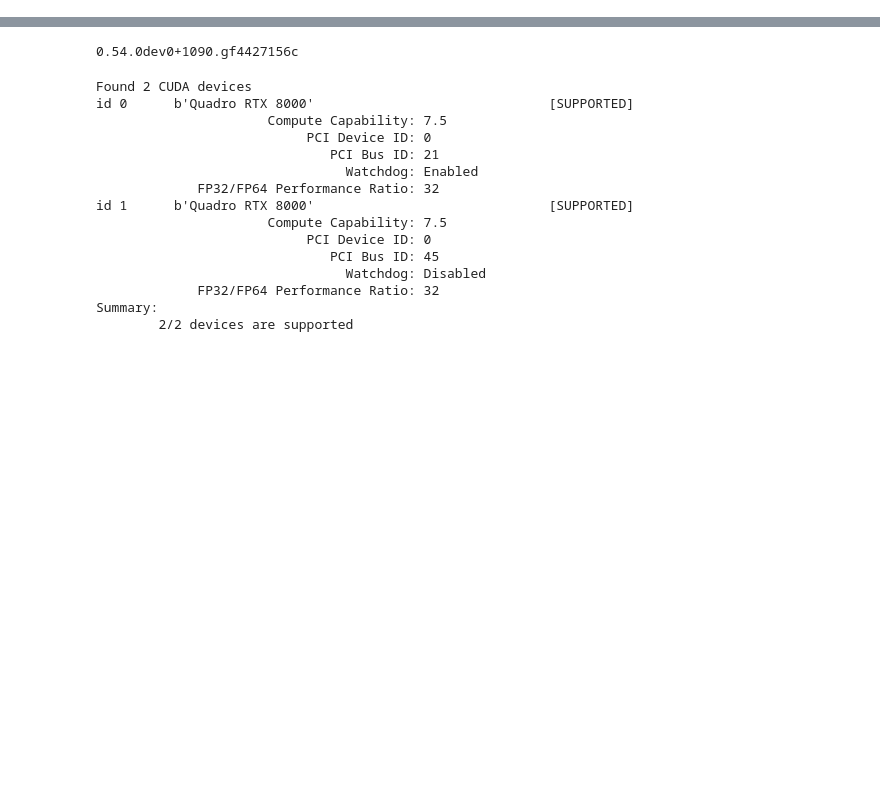
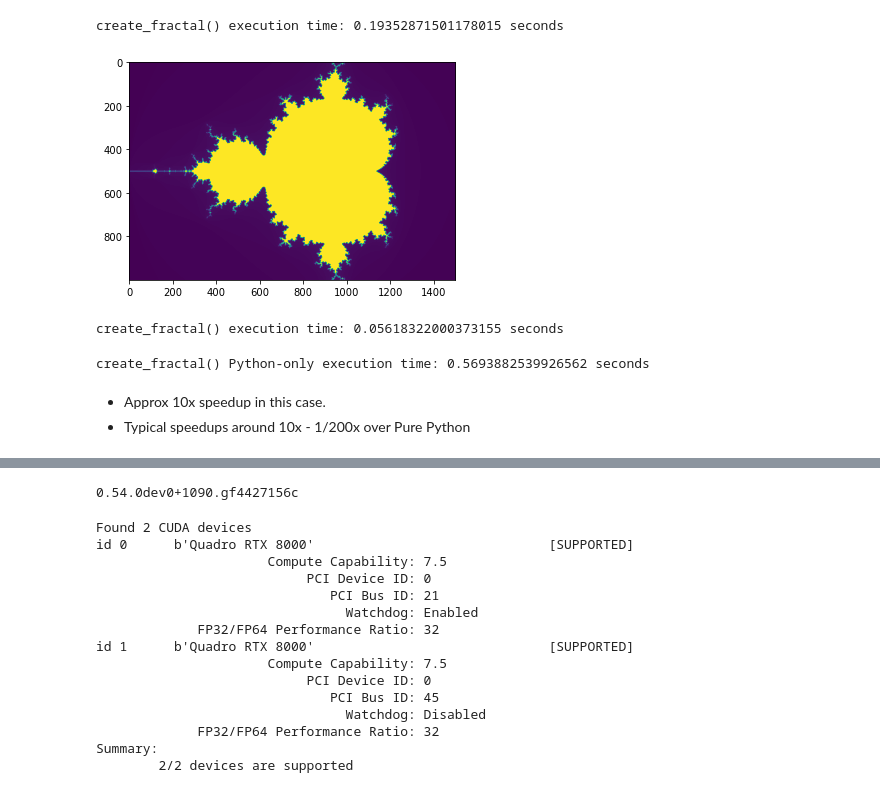
Before and after one commit to gmarkall/pyhep-2021, a Jupyter notebook: Numba's CUDA Functionality.ipynb, the cells around one changed output, grey strips where cells are left out. Saved outputs shown, nothing was run; the diff lists cells and outputs as text; code cells hidden in the pictures; blank space fills up the shorter version.

```diff
--- a/Numba CPU Parallel + CUDA Diffusion example.ipynb
+++ b/Numba's CUDA Functionality.ipynb
@@ -0,0 +45,79 @@
+# %%
+# Imports
+from matplotlib.pylab import imshow, show
+from time import perf_counter
+from numba import jit
+import numpy as np
+
+# Parameters
+max_iters = 20
+min_x, max_x, min_y, max_y = (-2.0, 1.0, -1.0, 1.0)
+image_size = (1000, 1500)
+
+
+# Mandelbrot functions
+
+@jit
+def mandel(x, y):
+    c = complex(x,y)
+    z = 0.0j
+    for i in range(max_iters):
+        z = z*z + c
+        if (z.real * z.real + z.imag * z.imag) >= 4:
+            return i
+
+    return 255
+
+@jit
+def create_fractal():
+    image = np.zeros(image_size, dtype=np.uint8)
+
+    height = image.shape[0]
+    width = image.shape[1]
+
+    pixel_size_x = (max_x - min_x) / width
+    pixel_size_y = (max_y - min_y) / height
+
+    for x in range(width):
+        real = min_x + x * pixel_size_x
+        for y in range(height):
+            imag = min_y + y * pixel_size_y
+            color = mandel(real, imag)
+            image[y, x] = color
+
+    return image
+
+
+# Call JITted function
+
+start = perf_counter()
+image = create_fractal()
+end = perf_counter()
+
+print(f"create_fractal() execution time: {end - start} seconds")
+
+imshow(image)
+show()
+# %% [output]
+create_fractal() execution time: 0.19352871501178015 seconds
+[figure, added]
+# %%
+# Call JITted function
+start = perf_counter()
+create_fractal()
+end = perf_counter()
+
+print(f"create_fractal() execution time: {end - start} seconds")
+# %% [output]
+create_fractal() execution time: 0.05618322000373155 seconds
+# %%
+start = perf_counter()
+create_fractal.py_func()
+end = perf_counter()
+
+print(f"create_fractal() Python-only execution time: {end - start} seconds")
+# %% [output]
+create_fractal() Python-only execution time: 0.5693882539926562 seconds
+# %% [markdown]
+* Approx 10x speedup in this case.
+* Typical speedups around 10x - 1/200x over Pure Python
```
Also changed, not shown: parts of 15 cells of this notebook, 12 other files.
